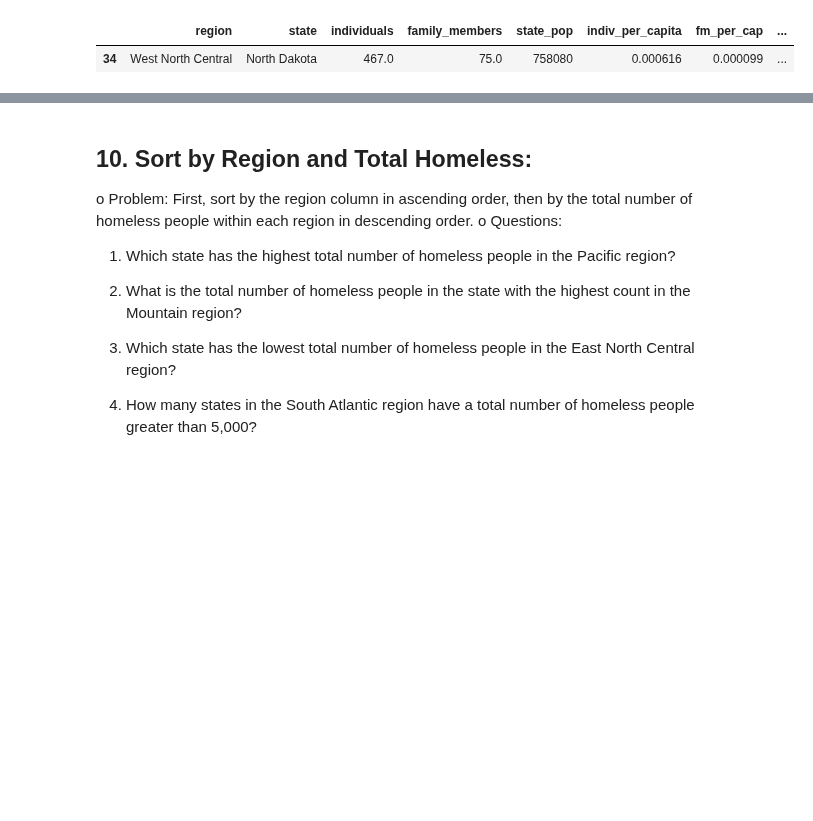
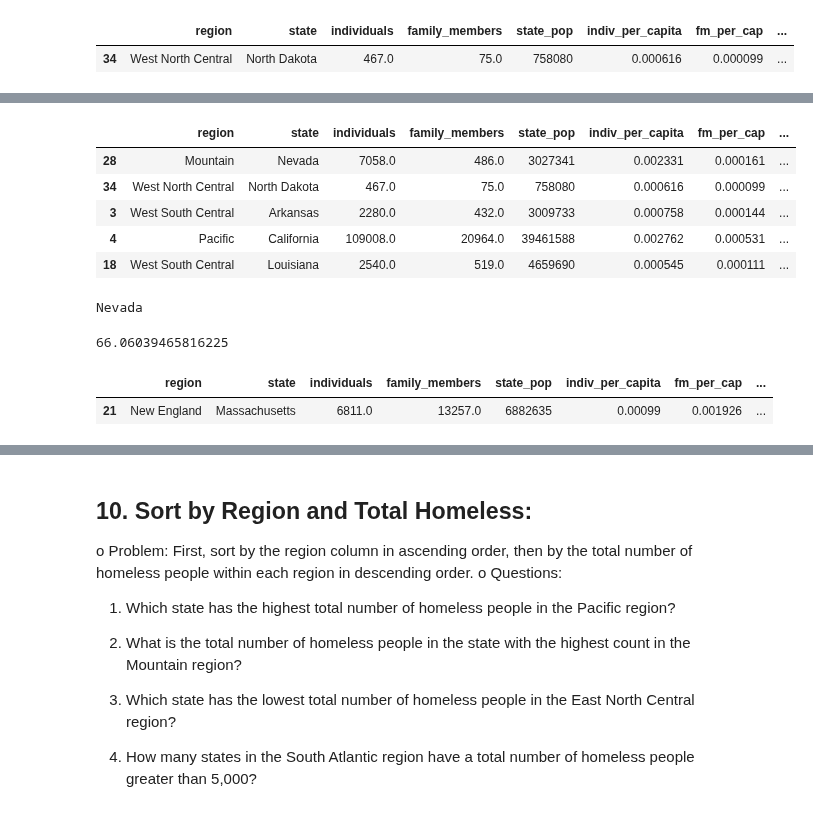
Before and after one commit to S827/python-programs, a Jupyter notebook: EDAPractice/DMWithPandas/CH1_TransformingDataframes/Homelessness_Exercise.ipynb, the cells around one changed output, grey strips where cells are left out. Cells and saved outputs as stored; diff of their text form; code cells hidden in the pictures; blank space fills up the shorter version.

```diff
--- a/EDAPractice/DMWithPandas/CH1_TransformingDataframes/Homelessness_Exercise.ipynb
+++ b/EDAPractice/DMWithPandas/CH1_TransformingDataframes/Homelessness_Exercise.ipynb
@@ -596,3 +599,29 @@ o	Questions:
 3.	Which states have a percentage higher than 50%?
 
 4.	How many states have a percentage lower than 10%?
+# %%
+homeless['hl_percent_fam'] = (homeless['family_members'] / homeless['total_homeless']) * 100
+hl_percent_fam = homeless.sort_values('hl_percent_fam')
+hl_percent_fam.head()
+# %% [output]
+|  | region | state | individuals | family_members | state_pop | indiv_per_capita | fm_per_cap | ... |
+| 28 | Mountain | Nevada | 7058.0 | 486.0 | 3027341 | 0.002331 | 0.000161 | ... |
+| 34 | West North Central | North Dakota | 467.0 | 75.0 | 758080 | 0.000616 | 0.000099 | ... |
+| 3 | West South Central | Arkansas | 2280.0 | 432.0 | 3009733 | 0.000758 | 0.000144 | ... |
+| 4 | Pacific | California | 109008.0 | 20964.0 | 39461588 | 0.002762 | 0.000531 | ... |
+| 18 | West South Central | Louisiana | 2540.0 | 519.0 | 4659690 | 0.000545 | 0.000111 | ... |
+# %%
+# 1.	Which state has the lowest percentage of family members among the homeless?
+st_low_per_fam = hl_percent_fam.iloc[0, 1]
+print(st_low_per_fam)
+# %% [output]
+Nevada
+# %%
+# 2.	What is the percentage for the state with the highest number?
+per_hl_fam_hi = hl_percent_fam.iloc[-1, 8]
+print(per_hl_fam_hi)
+hl_percent_fam.tail(1)
+# %% [output]
+66.06039465816225
+|  | region | state | individuals | family_members | state_pop | indiv_per_capita | fm_per_cap | ... |
+| 21 | New England | Massachusetts | 6811.0 | 13257.0 | 6882635 | 0.00099 | 0.001926 | ... |
```
Also changed, not shown: parts of 3 cells of this notebook.
